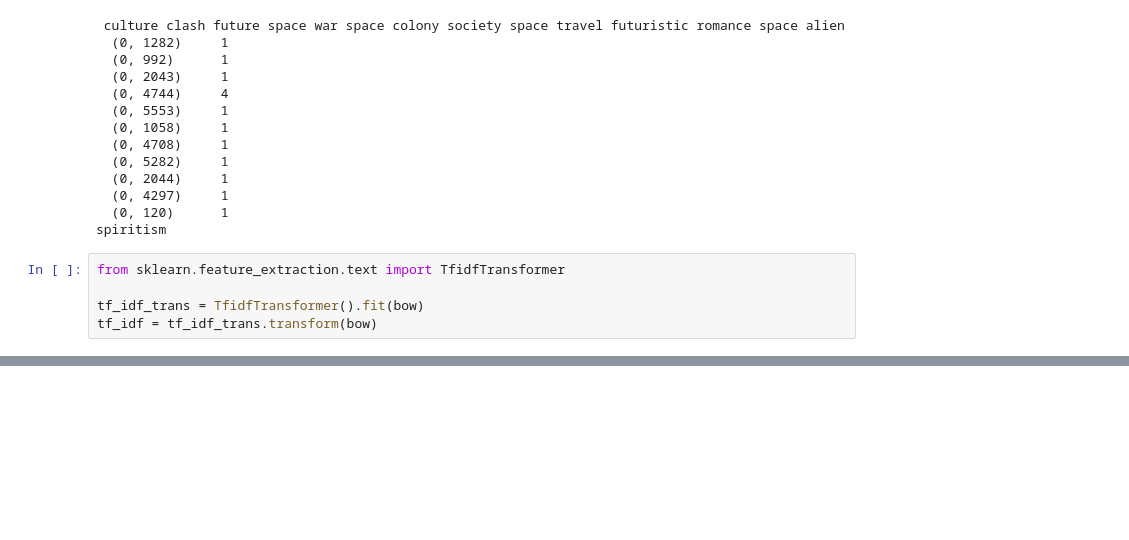
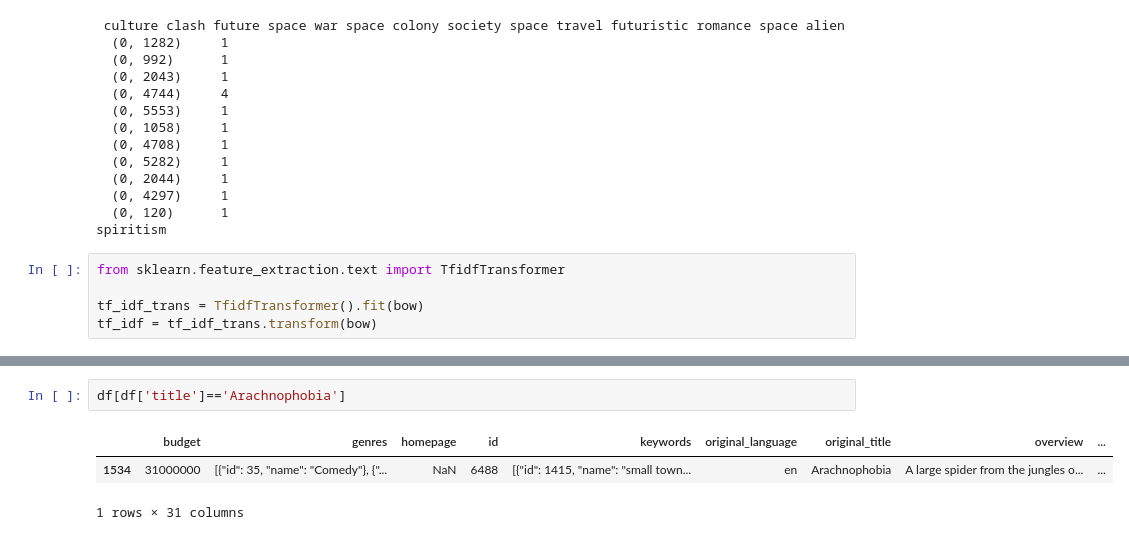
Before and after one commit to DanielHelps/TMDB-movies-analysis-and-predition, a Jupyter notebook: ratings.ipynb, the cells around one changed output, grey strips where cells are left out. Drawn from its saved outputs; the diff is of its cells as text; blank space fills up the shorter version.

```diff
--- a/ratings.ipynb
+++ b/ratings.ipynb
@@ -605,0 +601,6 @@ print(tf_idf[0])
+# %%
+df[df['title']=='Arachnophobia']
+# %% [output]
+|  | budget | genres | homepage | id | keywords | original_language | original_title | overview | ... |
+| 1534 | 31000000 | [{"id": 35, "name": "Comedy"}, {"... | NaN | 6488 | [{"id": 1415, "name": "small town... | en | Arachnophobia | A large spider from the jungles o... | ... |
+1 rows × 31 columns
```
Also changed, not shown: parts of 5 cells of this notebook.
